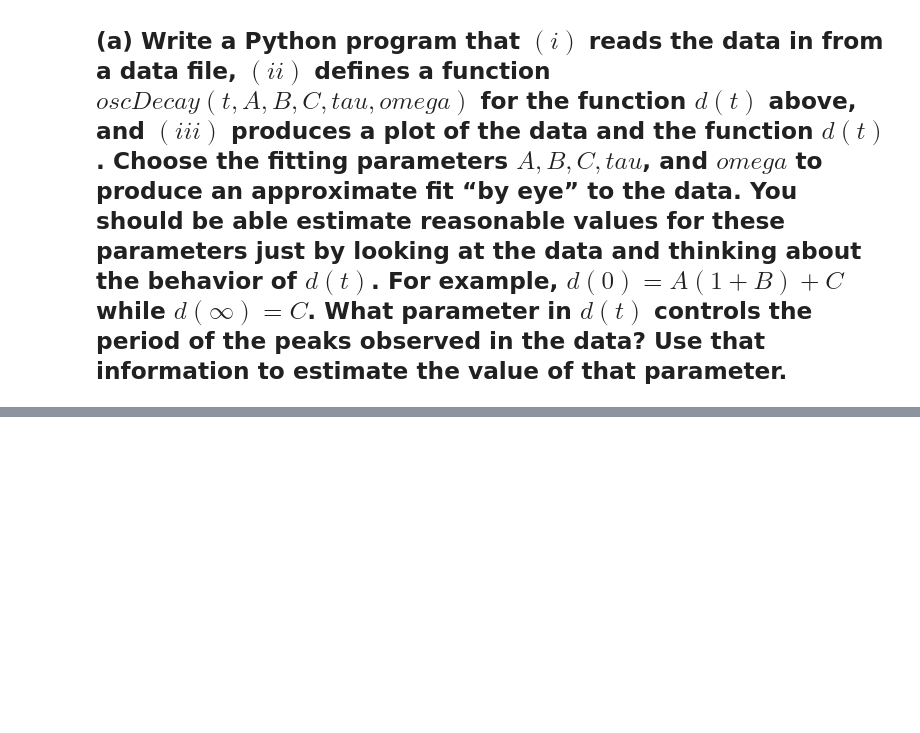
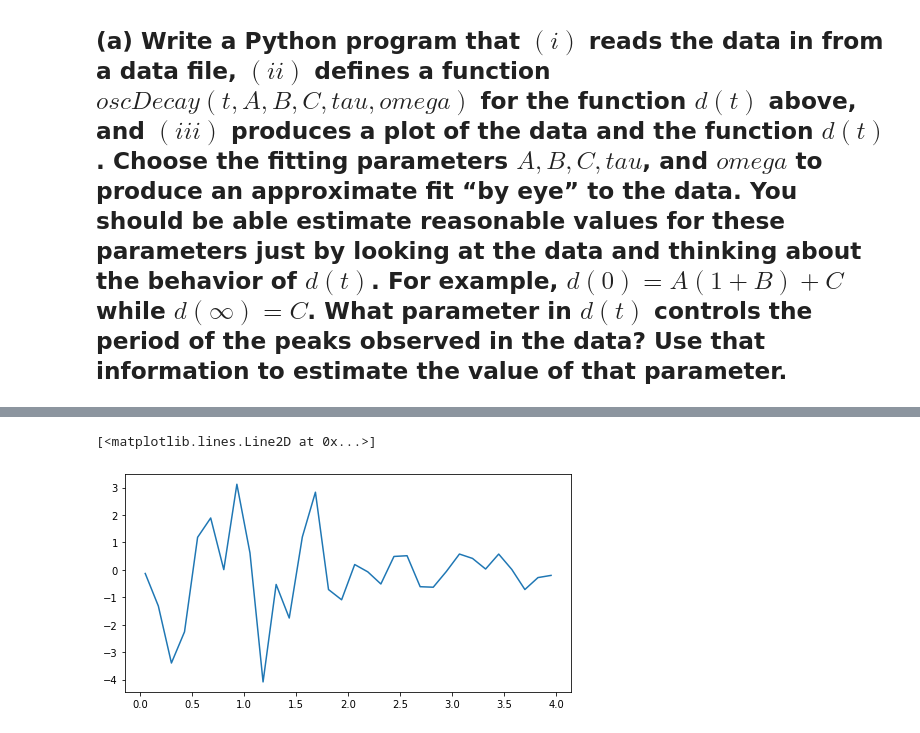
Before and after one commit to SEB91QA/Python-Exercises, a Jupyter notebook: Exercises_8.ipynb, the cells around one changed output, grey strips where cells are left out. Cells and saved outputs as stored; diff of their text form; code cells hidden in the pictures; blank space fills up the shorter version.

```diff
--- a/Exercises_8.ipynb
+++ b/Exercises_8.ipynb
@@ -470,0 +602,26 @@ ax.errorbar(t, s - 10, yerr=ds, ecolor='black', fmt='oC1')
+# %%
+import numpy as np
+import matplotlib.pyplot as plt
+from mpl_toolkits.mplot3d import Axes3D
+
+
+def oscDecay(t, A, B, C, tau, omega):
+    return A*(1 + B*np.cos(omega*t))*np.exp(-t**2/(2*tau**2)) + C
+
+
+t, s, ds = np.loadtxt('dataexercise8_5.txt', skiprows=4, unpack=True)
+
+
+omega = np.linspace(0.05, 3.95, 32)
+
+chiq = s - oscDecay(t, 14.5, 0.6, 18.3, 16.2, omega)
+
+chiqr = (1./3)*chiq
+
+
+fig, ax = plt.subplots(figsize=(8, 4))
+
+ax.plot(omega, chiqr)
+# %% [output]
+[<matplotlib.lines.Line2D at 0x...>]
+[figure, added]
```
Also changed, not shown: parts of 6 cells of this notebook.
